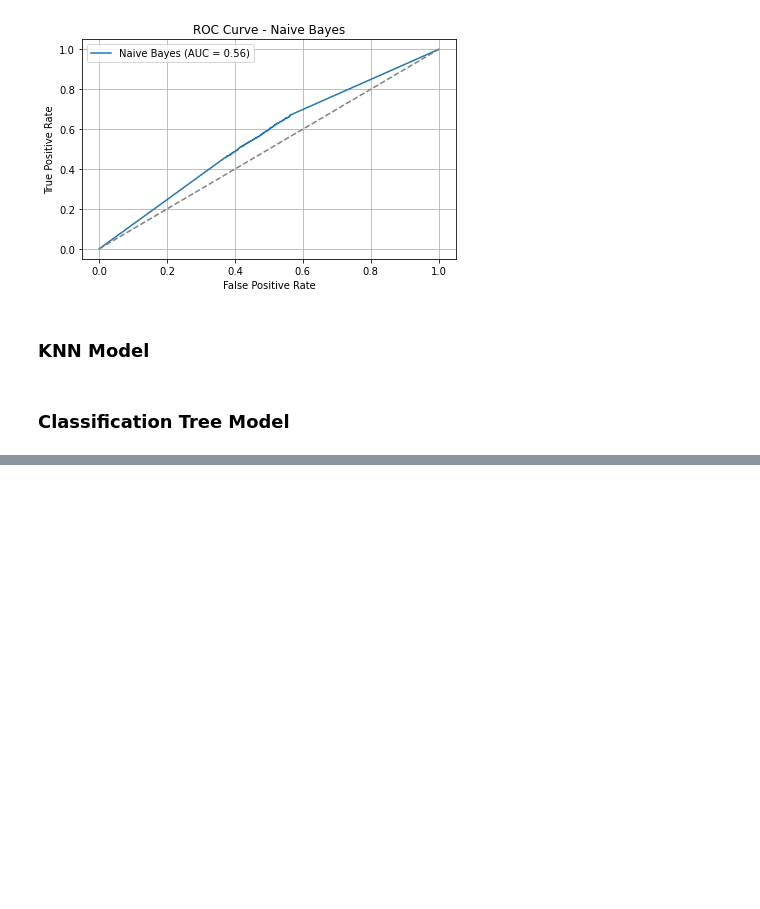
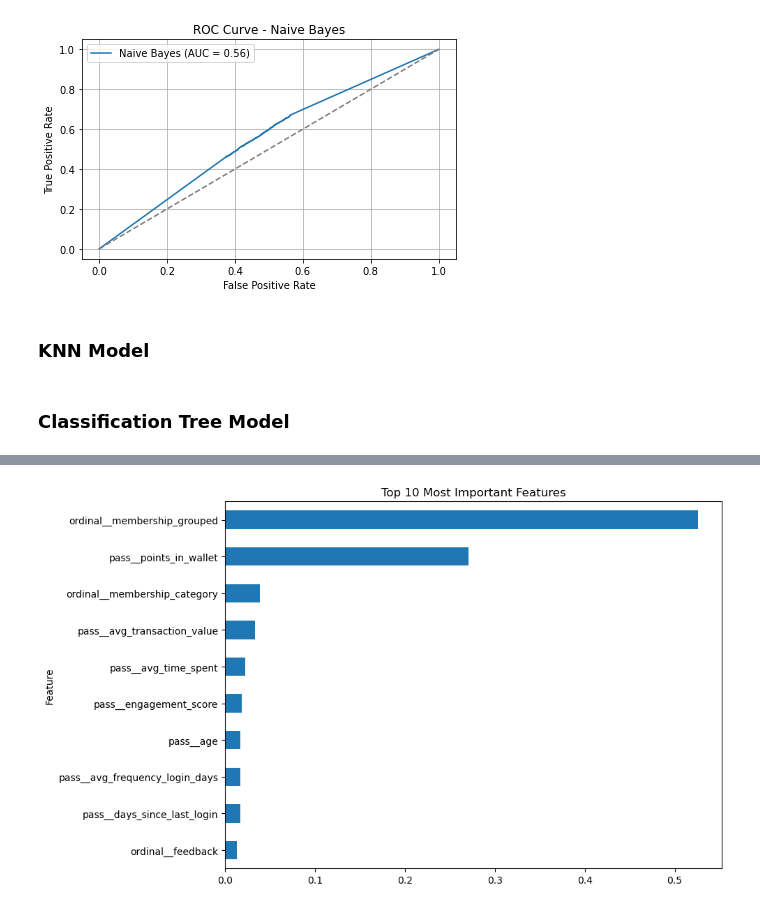
Before and after one commit to noliangeles/Capstone, a Jupyter notebook: Methodologies/methods.ipynb, the cells around one changed output, grey strips where cells are left out. Drawn from its saved outputs; the diff is of its cells as text; code cells hidden in the pictures; blank space fills up the shorter version.

```diff
--- a/Methodologies/methods.ipynb
+++ b/Methodologies/methods.ipynb
@@ -388,0 +469,18 @@ plt.show()
+# %%
+import pandas as pd
+
+# Get feature importances from the trained model inside the pipeline
+importances = tree_pipeline.named_steps['model'].feature_importances_
+
+# Get feature names from the preprocessor
+feature_names = tree_pipeline.named_steps['preprocess'].get_feature_names_out()
+
+# Combine into a DataFrame for sorting and readability
+importance_df = pd.DataFrame({
+    'Feature': feature_names,
+    'Importance': importances
+})
+
+# Sort by importance descending and show top 10
+top_10_features = importance_df.sort_values(by='Importance', ascending=False).head(10)
+print(top_10_features)
@@ -388,0 +499,9 @@ plt.show()
+# %%
+# Plot top 10 important features
+top_10_features.plot(kind='barh', x='Feature', y='Importance', figsize=(10, 6), legend=False)
+plt.title("Top 10 Most Important Features")
+plt.gca().invert_yaxis()  # highest at top
+plt.tight_layout()
+plt.show()
+# %% [output]
+[figure, added]
```
Also changed, not shown: parts of 10 cells of this notebook.
